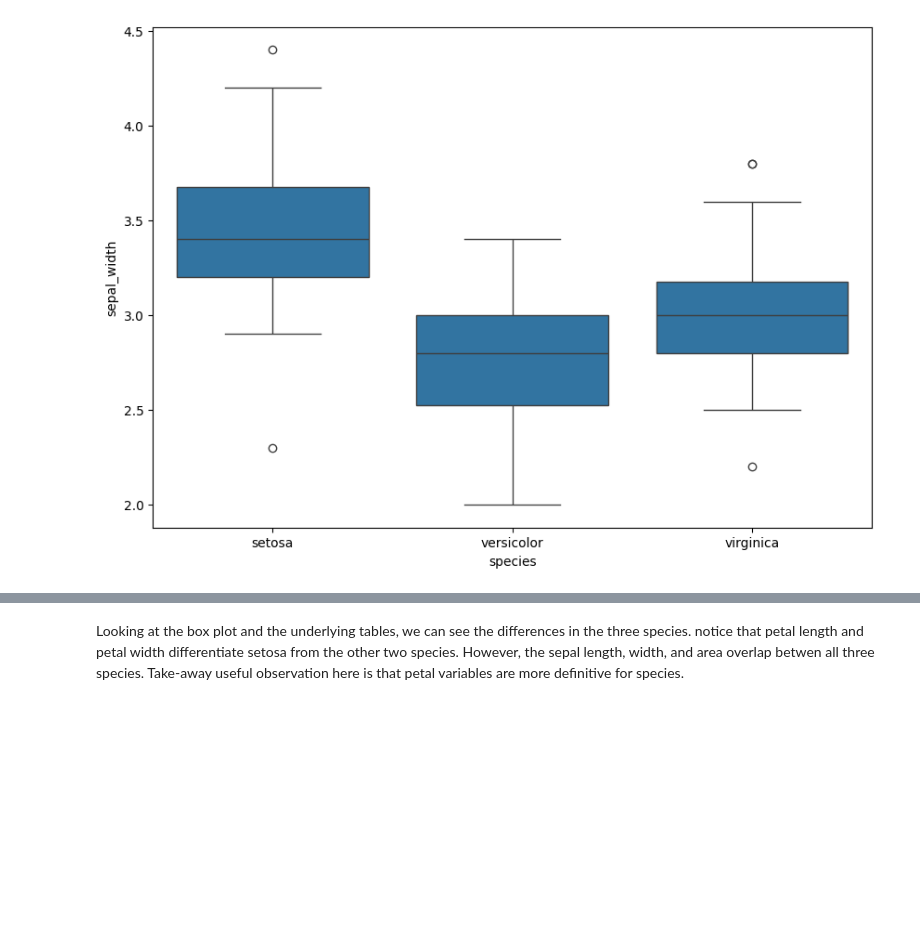
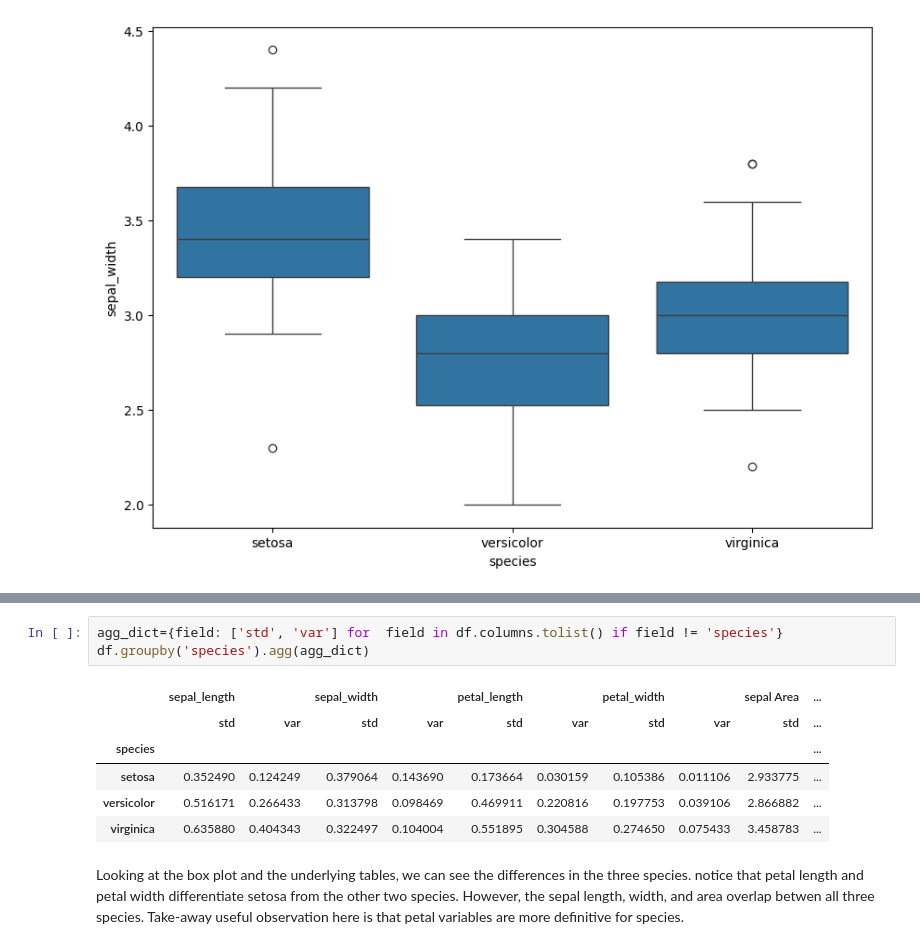
Before and after one commit to drpafowler/datafun-04-jupyter, a Jupyter notebook: philip_eda.ipynb, the cells around one changed output, grey strips where cells are left out. Saved outputs shown, nothing was run; the diff lists cells and outputs as text; blank space fills up the shorter version.

```diff
--- a/philip_eda.ipynb
+++ b/philip_eda.ipynb
@@ -147,3 +147,13 @@ df.groupby('species').agg(agg_dict)
+# %%
+agg_dict={field: ['std', 'var'] for  field in df.columns.tolist() if field != 'species'}
+df.groupby('species').agg(agg_dict)
+# %% [output]
+|  | sepal_length |  | sepal_width |  | petal_length |  | petal_width |  | sepal Area | ... |
+|  | std | var | std | var | std | var | std | var | std | ... |
+| species |  |  |  |  |  |  |  |  |  | ... |
+| setosa | 0.352490 | 0.124249 | 0.379064 | 0.143690 | 0.173664 | 0.030159 | 0.105386 | 0.011106 | 2.933775 | ... |
+| versicolor | 0.516171 | 0.266433 | 0.313798 | 0.098469 | 0.469911 | 0.220816 | 0.197753 | 0.039106 | 2.866882 | ... |
+| virginica | 0.635880 | 0.404343 | 0.322497 | 0.104004 | 0.551895 | 0.304588 | 0.274650 | 0.075433 | 3.458783 | ... |
 # %% [markdown]
 Looking at the box plot and the underlying tables, we can see the differences in the three species.  notice that petal length and petal width differentiate setosa from the other two species.  However, the sepal length, width, and area overlap betwen all three species.  Take-away useful observation here is that petal variables are more definitive for species.
 # %%
```
Also changed, not shown: parts of 4 cells of this notebook.
